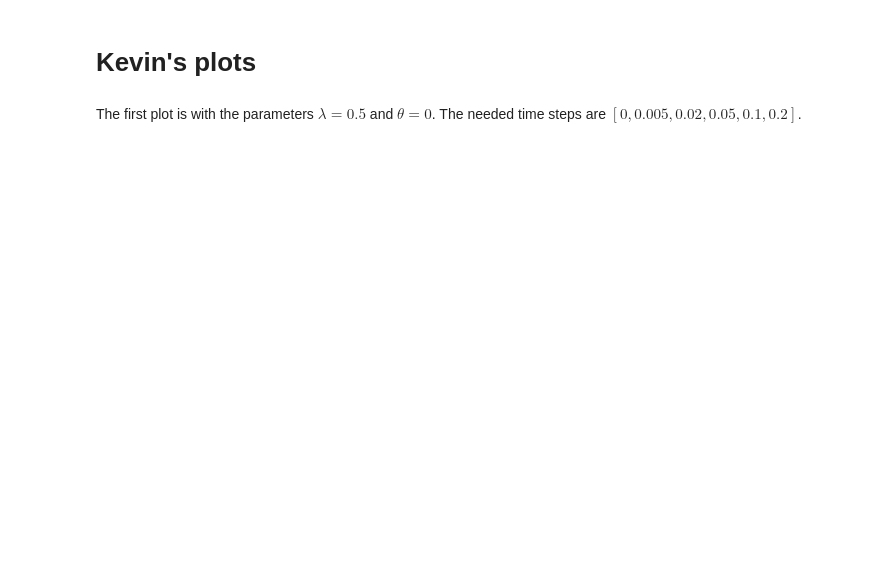
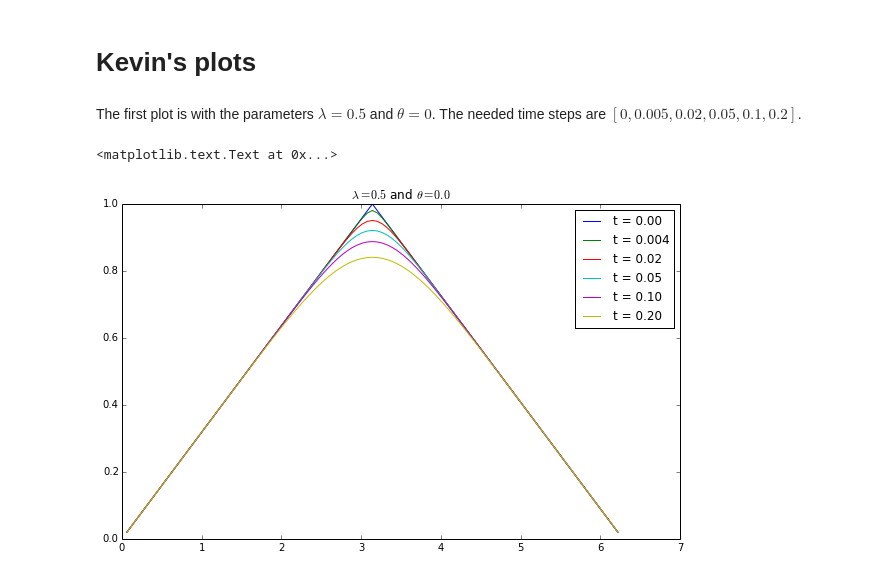
Before and after one commit to flothesof/posts, a Jupyter notebook: 20131211_KevinHomework.ipynb, the cells around one changed output. Saved outputs shown, nothing was run; the diff lists cells and outputs as text; code cells hidden in the pictures; blank space fills up the shorter version.

```diff
--- a/20131211_KevinHomework.ipynb
+++ b/20131211_KevinHomework.ipynb
@@ -111,3 +125,23 @@ legend()
 # Kevin's plots
 # %% [markdown]
 The first plot is with the parameters $\lambda = 0.5$ and $\theta = 0$. The needed time steps are $[0, 0.005, 0.02, 0.05, 0.1, 0.2]$.
+# %%
+lambda_value = 0.5
+theta = 0.
+sol = Solution(x, T_0, lambda_value, theta)
+plot(sol.x, array(sol.T), label='t = %.2f' % sol.t)
+sol.solve_n_steps(2)
+plot(sol.x, array(sol.T), label='t = %.3f' % sol.t)
+sol.solve_n_steps(8)
+plot(sol.x, array(sol.T), label='t = %.2f' % sol.t)
+sol.solve_n_steps(15)
+plot(sol.x, array(sol.T), label='t = %.2f' % sol.t)
+sol.solve_n_steps(25)
+plot(sol.x, array(sol.T), label='t = %.2f' % sol.t)
+sol.solve_n_steps(50)
+plot(sol.x, array(sol.T), label='t = %.2f' % sol.t)
+legend()
+title(u"$\lambda=%.1f$ and $\\theta=%.1f$" %(lambda_value, theta))
+# %% [output]
+<matplotlib.text.Text at 0x...>
+[figure, added]
```
Also changed, not shown: parts of 10 cells of this notebook.
